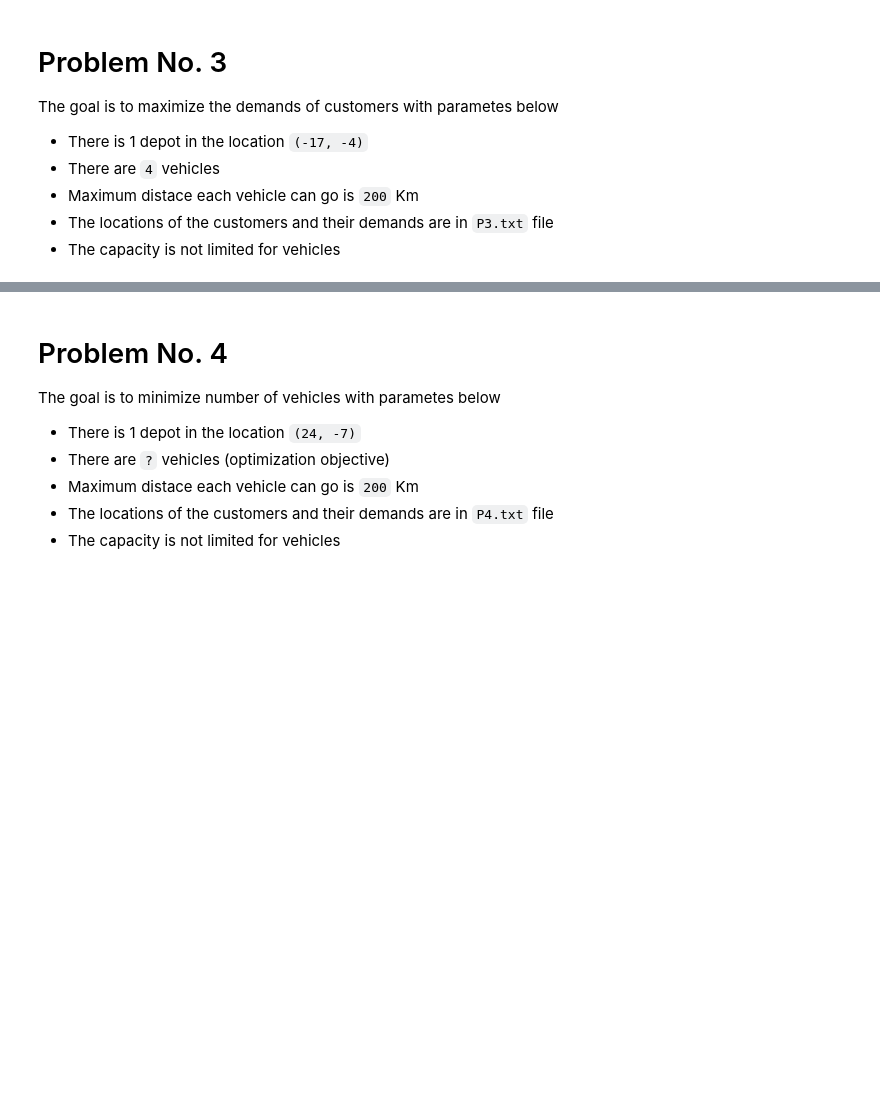
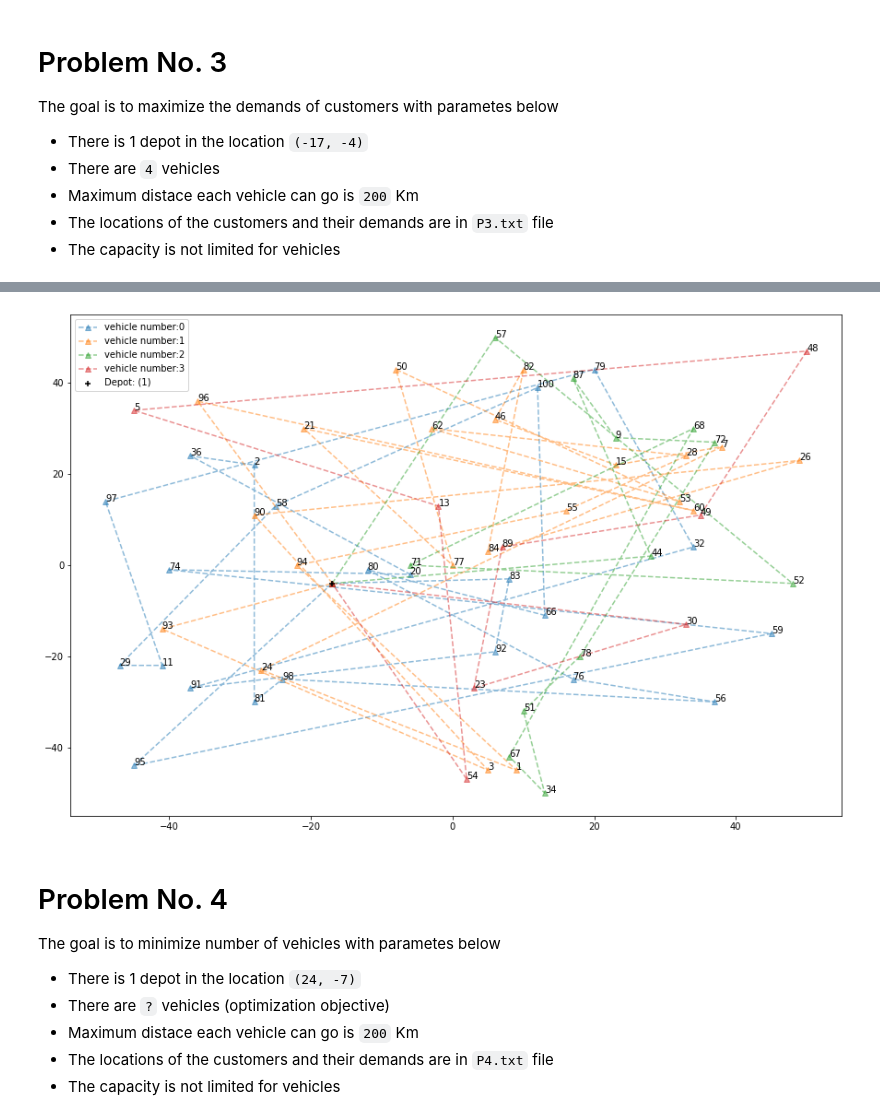
Before and after one commit to amindadgar/Evolutionary-Computing, a Jupyter notebook: HW2/main.ipynb, the cells around one changed output, grey strips where cells are left out. Cells and saved outputs as stored; diff of their text form; code cells hidden in the pictures; blank space fills up the shorter version.

```diff
--- a/HW2/main.ipynb
+++ b/HW2/main.ipynb
@@ -241,7 +294,7 @@ problem3_best_chromsome, problem3_best_chromsome_fitness = algorithm_run(pop_cou
                 FITNESS_FUNCTION=evaluate_fitness_customers_served_demands,
                 MUTATION_METHOD=mutation_scramble,
                 RECOMBINATION_METHOD=cut_and_crossfill,
-                max_evaluations=300,
+                max_evaluations=5000,
                 all_customers=False)
 
 problem3_best_chromsome, problem3_best_chromsome_fitness
@@ -259,3 +326,7 @@ Generation Count: 2, Evaluations number: 250
+# %%
+plot_result(p3_data,problem3_best_chromsome, {'(1)': DEPOT_LOCATION})
+# %% [output]
+[figure, added]
 # %% [markdown]
 # Problem No. 4
 The goal is to minimize number of vehicles with parametes below
```
Also changed, not shown: parts of 28 cells of this notebook, 1 other file.
